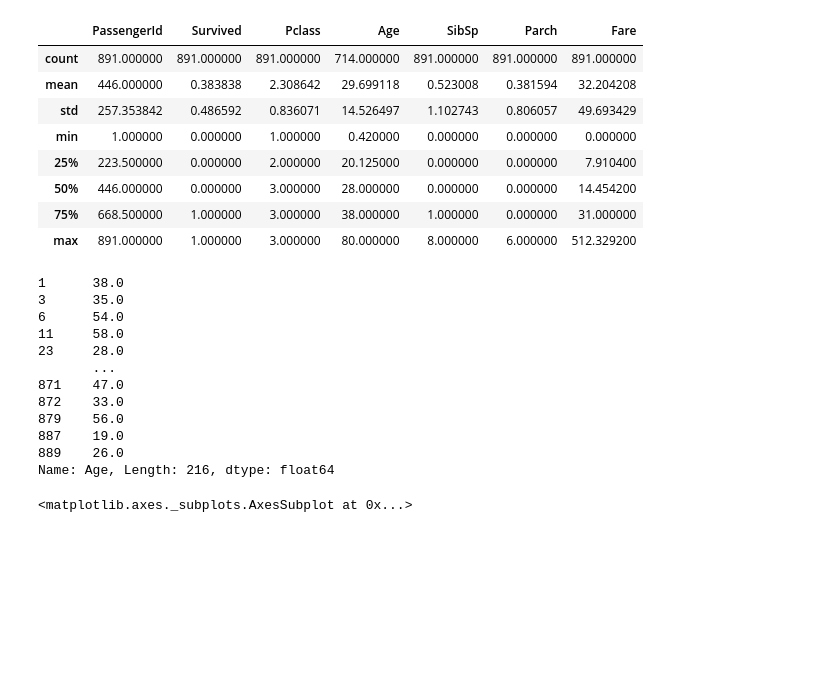
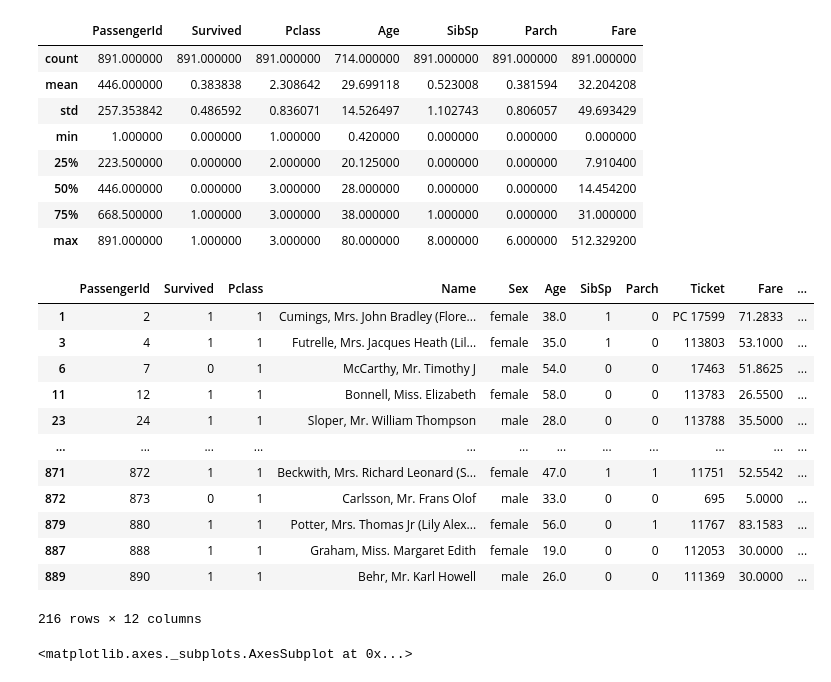
Before and after one commit to AbdelrahmanElMahdy/AiGettingHandsDirty, a Jupyter notebook: Titanic/Titanic.ipynb, the cells around one changed output. Drawn from its saved outputs; the diff is of its cells as text; code cells hidden in the pictures; blank space fills up the shorter version.

Commit message:
data processing description

```diff
--- a/Titanic/Titanic.ipynb
+++ b/Titanic/Titanic.ipynb
@@ -99,20 +99,21 @@ train_data.describe()
 | 75% | 668.500000 | 1.000000 | 3.000000 | 38.000000 | 1.000000 | 0.000000 | 31.000000 |
 | max | 891.000000 | 1.000000 | 3.000000 | 80.000000 | 8.000000 | 6.000000 | 512.329200 |
 # %%
-train_data[train_data['Pclass']==1]['Age']
+train_data[train_data['Pclass']==1]
 # %% [output]
+|  | PassengerId | Survived | Pclass | Name | Sex | Age | SibSp | Parch | Ticket | Fare | ... |
+| 1 | 2 | 1 | 1 | Cumings, Mrs. John Bradley (Flore... | female | 38.0 | 1 | 0 | PC 17599 | 71.2833 | ... |
+| 3 | 4 | 1 | 1 | Futrelle, Mrs. Jacques Heath (Lil... | female | 35.0 | 1 | 0 | 113803 | 53.1000 | ... |
+| 6 | 7 | 0 | 1 | McCarthy, Mr. Timothy J | male | 54.0 | 0 | 0 | 17463 | 51.8625 | ... |
+| 11 | 12 | 1 | 1 | Bonnell, Miss. Elizabeth | female | 58.0 | 0 | 0 | 113783 | 26.5500 | ... |
+| 23 | 24 | 1 | 1 | Sloper, Mr. William Thompson | male | 28.0 | 0 | 0 | 113788 | 35.5000 | ... |
+| ... | ... | ... | ... | ... | ... | ... | ... | ... | ... | ... | ... |
+| 871 | 872 | 1 | 1 | Beckwith, Mrs. Richard Leonard (S... | female | 47.0 | 1 | 1 | 11751 | 52.5542 | ... |
+| 872 | 873 | 0 | 1 | Carlsson, Mr. Frans Olof | male | 33.0 | 0 | 0 | 695 | 5.0000 | ... |
+| 879 | 880 | 1 | 1 | Potter, Mrs. Thomas Jr (Lily Alex... | female | 56.0 | 0 | 1 | 11767 | 83.1583 | ... |
+| 887 | 888 | 1 | 1 | Graham, Miss. Margaret Edith | female | 19.0 | 0 | 0 | 112053 | 30.0000 | ... |
+| 889 | 890 | 1 | 1 | Behr, Mr. Karl Howell | male | 26.0 | 0 | 0 | 111369 | 30.0000 | ... |
-1      38.0
-3      35.0
-6      54.0
-11     58.0
-23     28.0
-       ...
-871    47.0
-872    33.0
-879    56.0
-887    19.0
-889    26.0
-Name: Age, Length: 216, dtype: float64
+216 rows × 12 columns
 # %%
 sns.heatmap(train_data.isnull(),cbar=False)
 # %% [output]
```
Also changed, not shown: parts of 2 cells of this notebook.
